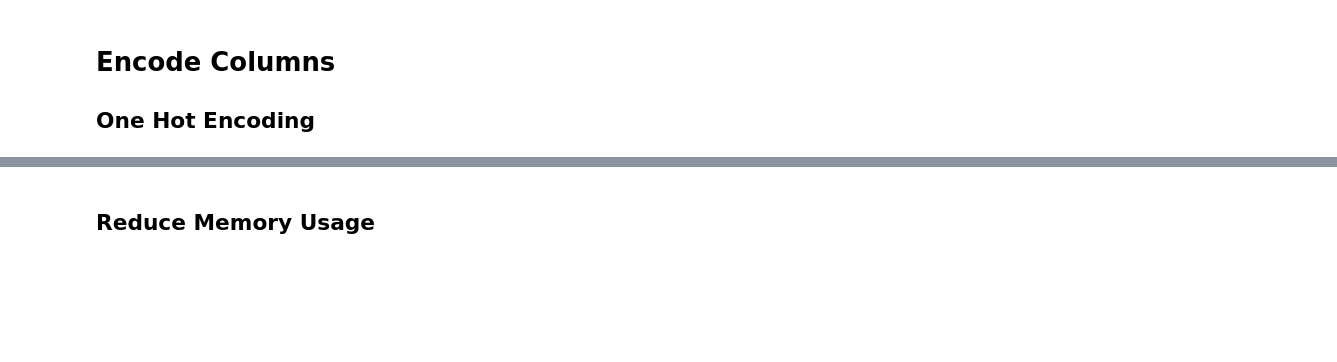
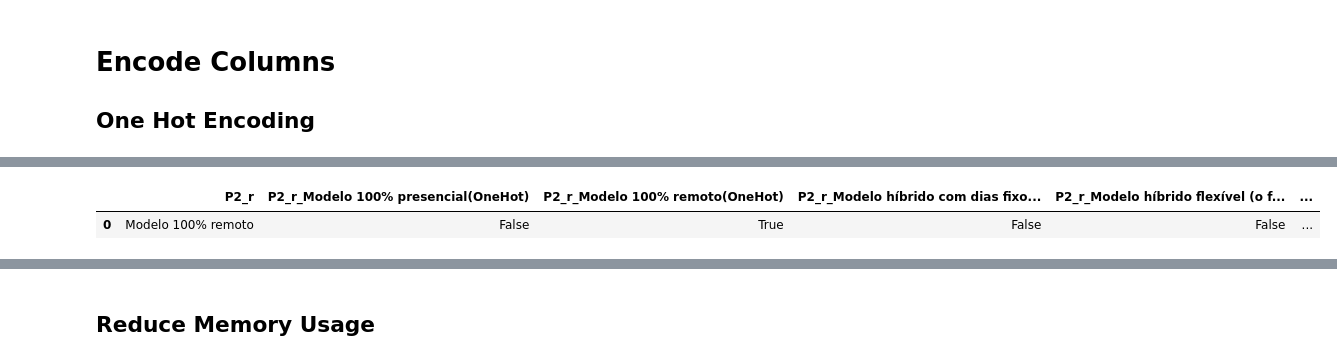
Before and after one commit to VitoriaMathias/mo436_state_of_data, a Jupyter notebook: notebooks/adriel_dataprep.ipynb, the cells around one changed output, grey strips where cells are left out. Cells and saved outputs as stored; diff of their text form; code cells hidden in the pictures; blank space fills up the shorter version.

```diff
--- a/notebooks/adriel_dataprep.ipynb
+++ b/notebooks/adriel_dataprep.ipynb
@@ -291,0 +277,17 @@ df_treat[[col for col in df_treat.columns if "(OneHot)" in col]].head(1)
+# %%
+# TEST DATA
+
+# Transform the columns that do not have alternatives into one hot encoding
+
+ohetransform = ohe.transform(test_concat[cat_cols_without_alternatives])
+
+# Rename all columns to have an (OneHot) identifier
+ohetransform.columns = [col + "(OneHot)" for col in ohetransform.columns]
+
+# Merge the one hot encoding columns with the original dataframe
+test_concat = pd.concat([test_concat, ohetransform], axis=1)
+# %%
+test_concat[[col for col in test_concat.columns if "P2_r" in col]].head(1)
+# %% [output]
+|  | P2_r | P2_r_Modelo 100% presencial(OneHot) | P2_r_Modelo 100% remoto(OneHot) | P2_r_Modelo híbrido com dias fixo... | P2_r_Modelo híbrido flexível (o f... | ... |
+| 0 | Modelo 100% remoto | False | True | False | False | ... |
```
Also changed, not shown: parts of 21 cells of this notebook, 5 other files.
